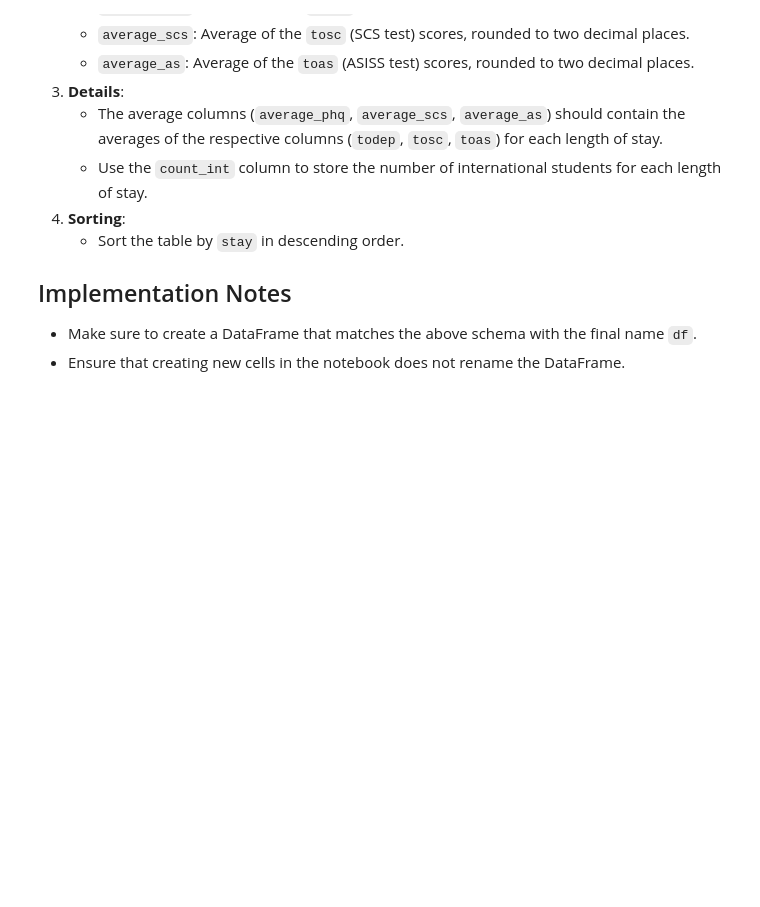
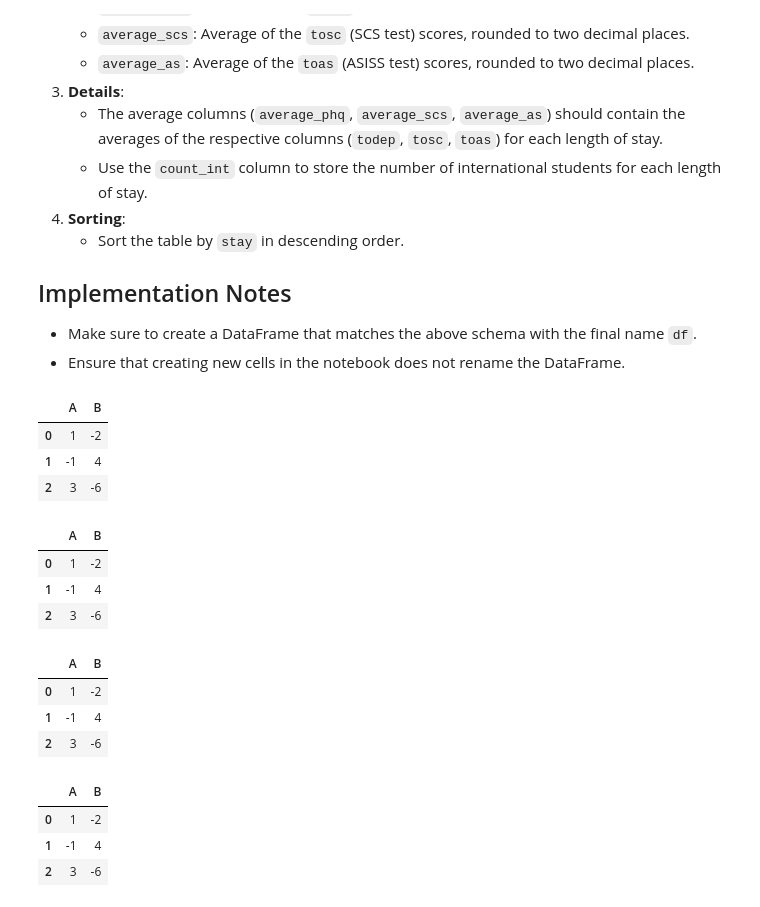
Before and after one commit to aziscript/Python-for-data-analysis, a Jupyter notebook: snippets.ipynb, the cells around one changed output. Drawn from its saved outputs; the diff is of its cells as text; code cells hidden in the pictures; blank space fills up the shorter version.

Commit message:
Updated pandasforData

```diff
--- a/snippets.ipynb
+++ b/snippets.ipynb
@@ -516,3 +516,39 @@ Explore and analyze the students' data to see how the length of stay (`stay`) im
 FROM left_table
 JOIN right_table
 ON left_table.key = right_table.key
+# %%
+import pandas as pd
+import numpy as np
+
+df = pd.DataFrame({
+    'A': [1, -1, 3],
+    'B': [-2, 4, -6]
+})
+
+df.style.map(lambda x: 'color: red' if x < 0 else 'color: green')
+# %% [output]
+|  | A | B |
+| 0 | 1 | -2 |
+| 1 | -1 | 4 |
+| 2 | 3 | -6 |
+# %%
+df.style.background_gradient(cmap='viridis')
+# %% [output]
+|  | A | B |
+| 0 | 1 | -2 |
+| 1 | -1 | 4 |
+| 2 | 3 | -6 |
+# %%
+df.style.background_gradient(cmap='coolwarm')
+# %% [output]
+|  | A | B |
+| 0 | 1 | -2 |
+| 1 | -1 | 4 |
+| 2 | 3 | -6 |
+# %%
+df.style.highlight_max(color='green').highlight_min(color='red')
+# %% [output]
+|  | A | B |
+| 0 | 1 | -2 |
+| 1 | -1 | 4 |
+| 2 | 3 | -6 |
```
Also changed, not shown: 3 other files.
